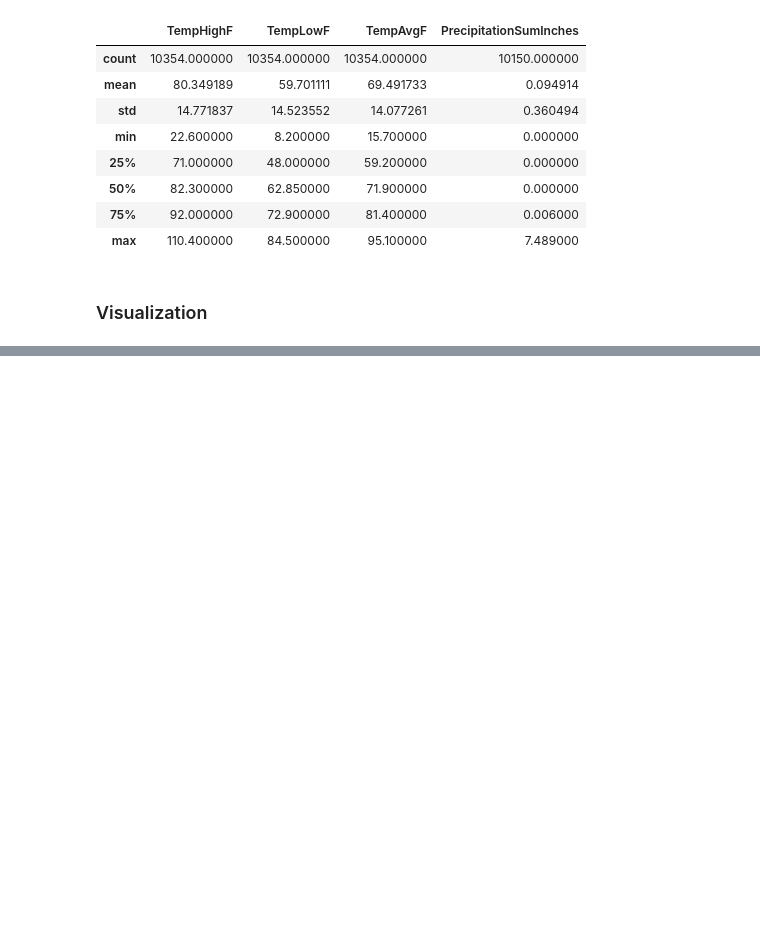
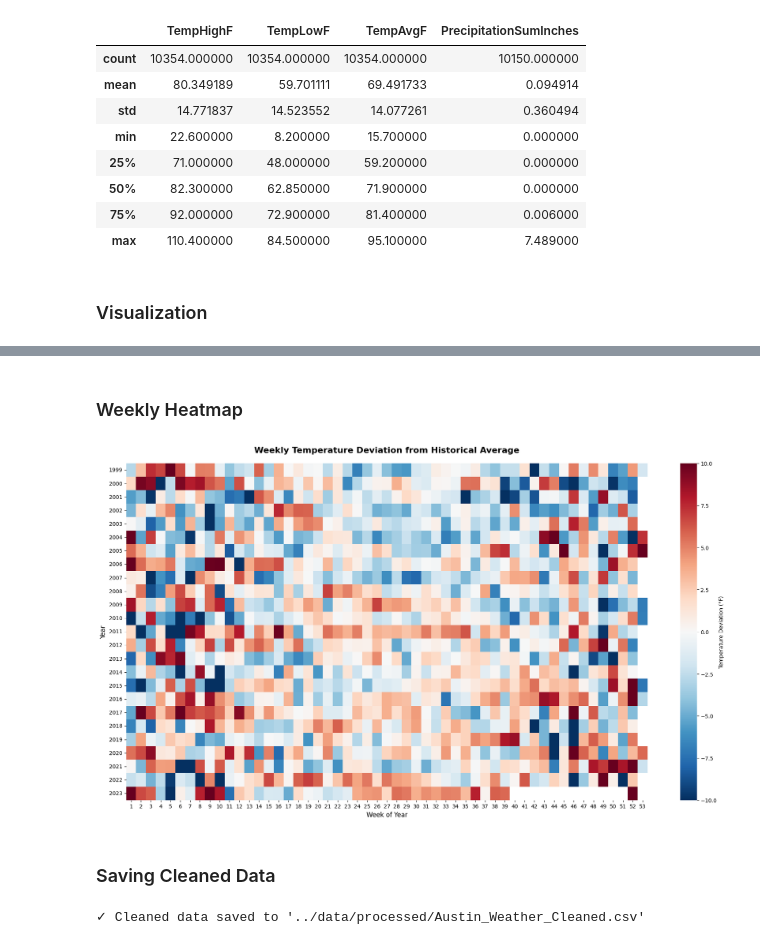
Before and after one commit to NujhatJalil/SHADE-project, a Jupyter notebook: notebooks/basic_cleaning.ipynb, the cells around one changed output, grey strips where cells are left out. Cells and saved outputs as stored; diff of their text form; code cells hidden in the pictures; blank space fills up the shorter version.

```diff
--- a/notebooks/basic_cleaning.ipynb
+++ b/notebooks/basic_cleaning.ipynb
@@ -83,0 +201,40 @@ Text(0.5, 1.0, 'Highest Temp Counts')
+# %% [markdown]
+### Weekly Heatmap
+# %%
+fig, ax = plt.subplots(figsize=(18, 10))
+
+# Pivot data for weekly heatmap
+heatmap_data_weekly = data.pivot_table(
+    values='TempDeviation',
+    index='Year',
+    columns='WeekOfYear',
+    aggfunc='mean'
+)
+
+# Create heatmap
+sns.heatmap(
+    heatmap_data_weekly,
+    cmap='RdBu_r',
+    center=0,
+    cbar_kws={'label': 'Temperature Deviation (°F)'},
+    ax=ax,
+    vmin=-10,
+    vmax=10
+)
+
+ax.set_title('Weekly Temperature Deviation from Historical Average', fontsize=16, fontweight='bold', pad=20)
+ax.set_xlabel('Week of Year', fontsize=12)
+ax.set_ylabel('Year', fontsize=12)
+
+plt.tight_layout()
+plt.savefig('temp_deviation_heatmap_weekly.png', dpi=300, bbox_inches='tight')
+plt.show()
+# %% [output]
+[figure, added]
+# %% [markdown]
+### Saving Cleaned Data
+# %%
+data.to_csv("../data/processed/Austin_Weather_Cleaned.csv", index=False)
+print("✓ Cleaned data saved to '../data/processed/Austin_Weather_Cleaned.csv'")
+# %% [output]
+✓ Cleaned data saved to '../data/processed/Austin_Weather_Cleaned.csv'
```
Also changed, not shown: parts of 8 cells of this notebook, 2 other files.
